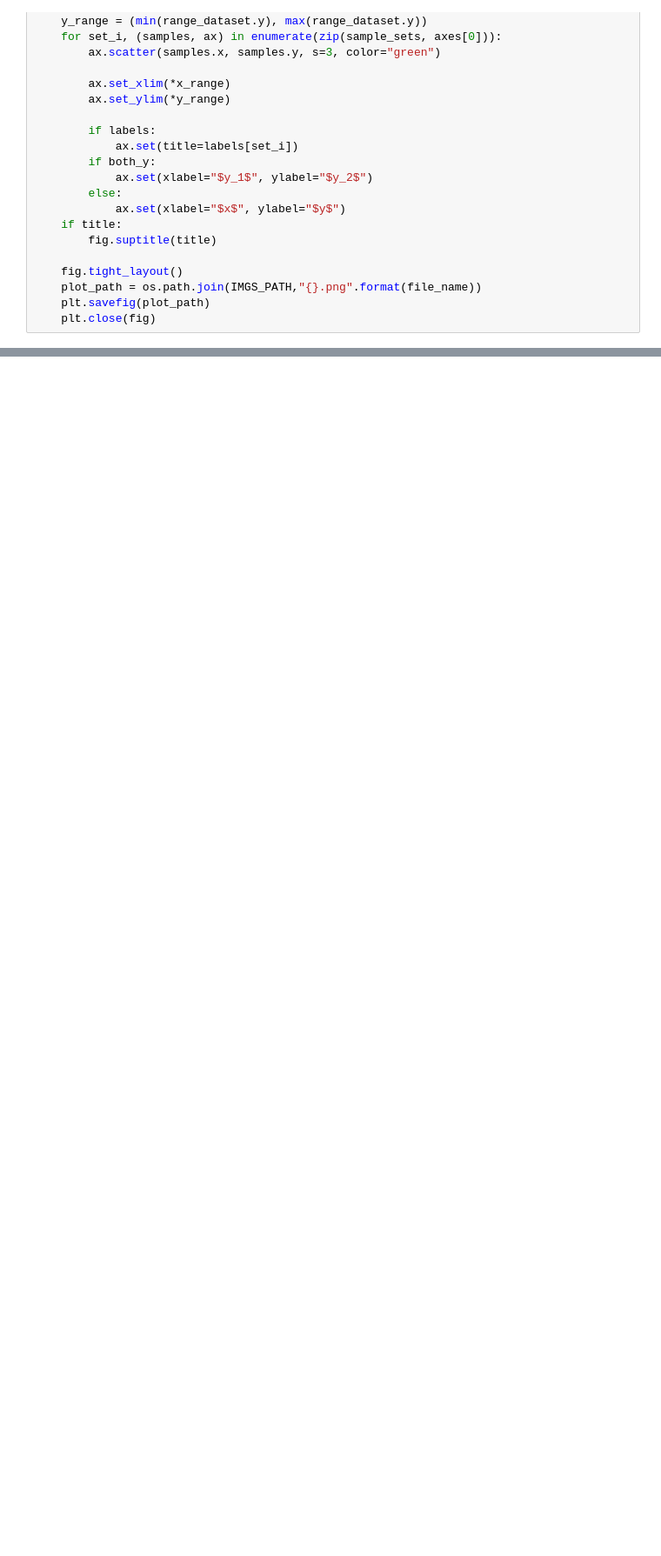
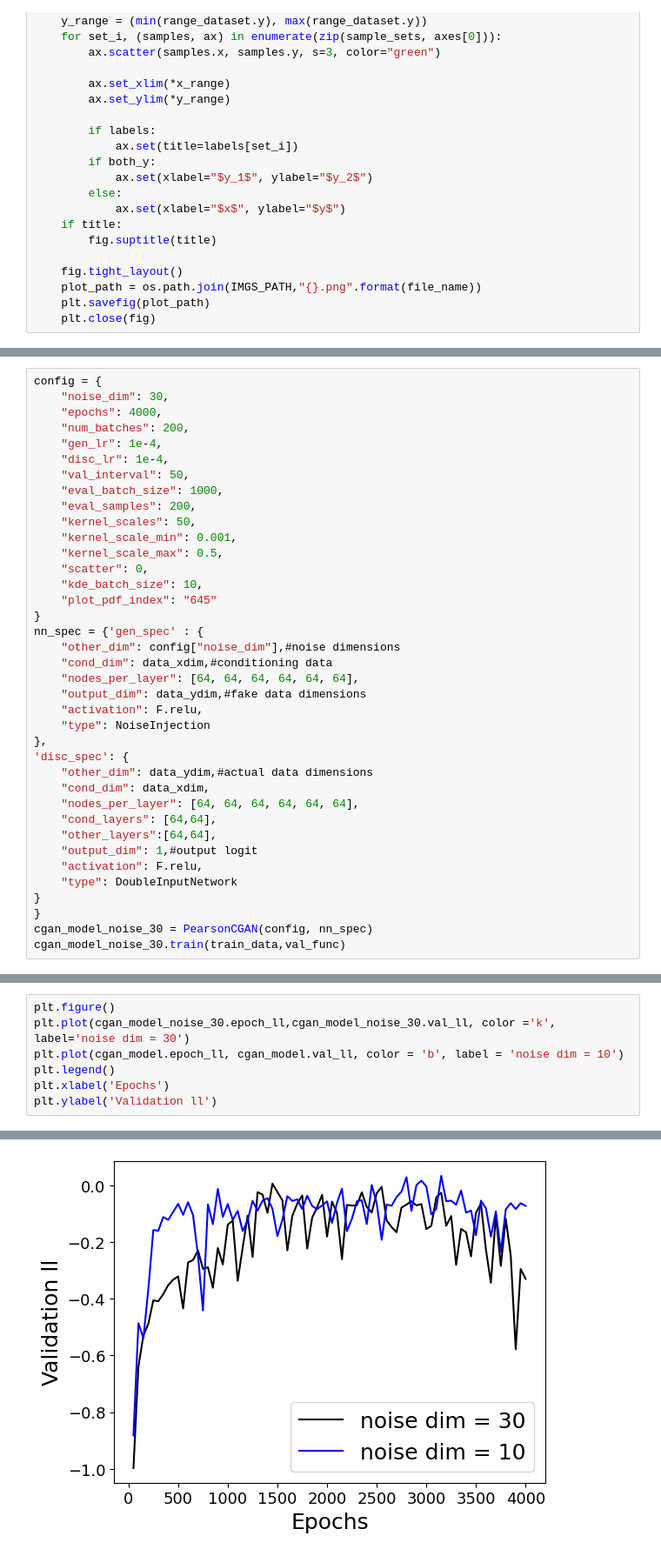
Before and after one commit to ltyap/MSc-Thesis, a Jupyter notebook: CGAN_implementation.ipynb, the cells around one changed output, grey strips where cells are left out. Shown at 87% size. Cells and saved outputs as stored; diff of their text form; blank space fills up the shorter version.

```diff
--- a/CGAN_implementation.ipynb
+++ b/CGAN_implementation.ipynb
@@ -469,0 +515,38 @@ best epoch:%g 1289
+# %%
+config = {
+    "noise_dim": 30,
+    "epochs": 4000,
+    "num_batches": 200,
+    "gen_lr": 1e-4,
+    "disc_lr": 1e-4,
+    "val_interval": 50,
+    "eval_batch_size": 1000,
+    "eval_samples": 200,
+    "kernel_scales": 50,
+    "kernel_scale_min": 0.001,
+    "kernel_scale_max": 0.5,
+    "scatter": 0,
+    "kde_batch_size": 10,
+    "plot_pdf_index": "645"
+}
+nn_spec = {'gen_spec' : {
+    "other_dim": config["noise_dim"],#noise dimensions
+    "cond_dim": data_xdim,#conditioning data
+    "nodes_per_layer": [64, 64, 64, 64, 64, 64],
+    "output_dim": data_ydim,#fake data dimensions
+    "activation": F.relu,
+    "type": NoiseInjection
+},
+'disc_spec': {
+    "other_dim": data_ydim,#actual data dimensions
+    "cond_dim": data_xdim,
+    "nodes_per_layer": [64, 64, 64, 64, 64, 64],
+    "cond_layers": [64,64],
+    "other_layers":[64,64],
+    "output_dim": 1,#output logit
+    "activation": F.relu,
+    "type": DoubleInputNetwork
+}
+}
+cgan_model_noise_30 = PearsonCGAN(config, nn_spec)
+cgan_model_noise_30.train(train_data,val_func)
@@ -469,0 +572,8 @@ best epoch:%g 1289
+# %%
+plt.figure()
+plt.plot(cgan_model_noise_30.epoch_ll,cgan_model_noise_30.val_ll, color ='k', label='noise dim = 30')
+plt.plot(cgan_model.epoch_ll, cgan_model.val_ll, color = 'b', label = 'noise dim = 10')
+plt.legend()
+plt.xlabel('Epochs')
+plt.ylabel('Validation ll')
+# %% [output]
@@ -469,0 +581 @@ best epoch:%g 1289
+[figure, added]
```
Also changed, not shown: parts of 24 cells of this notebook.
